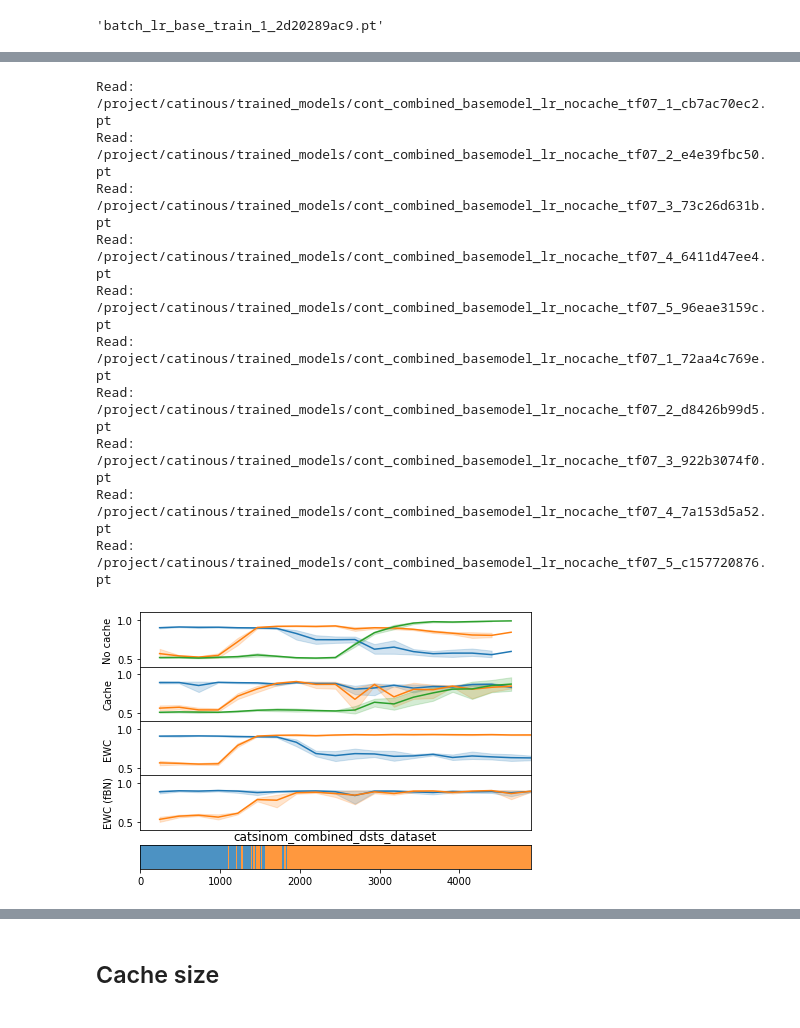
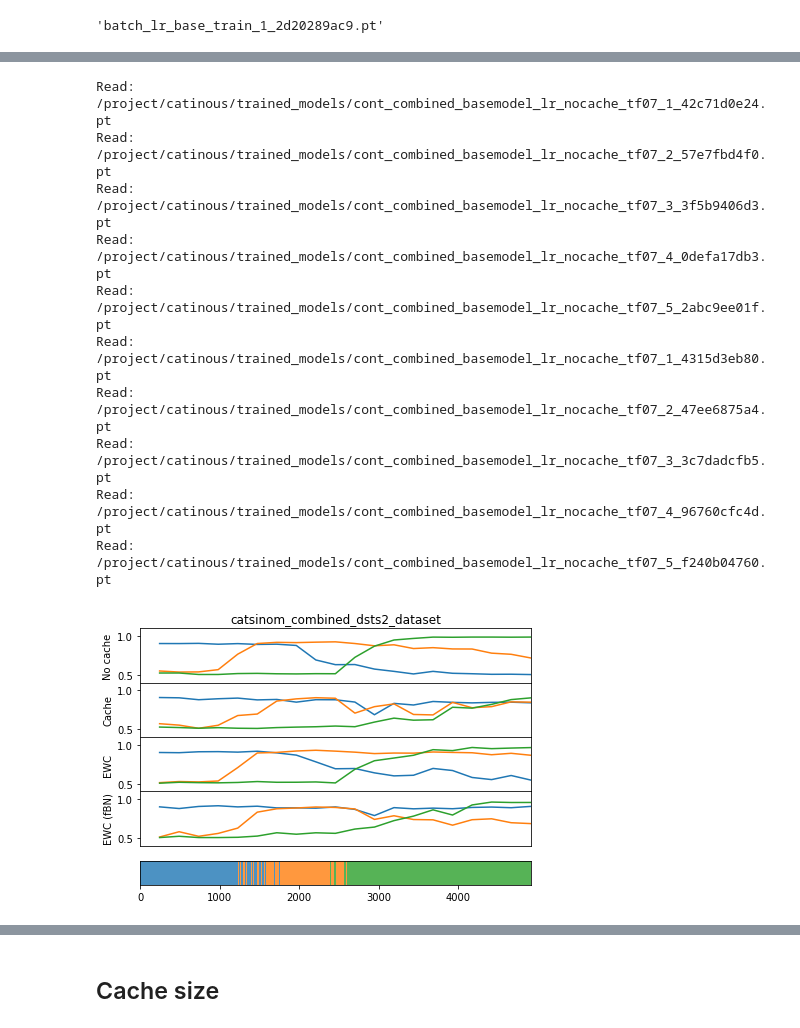
Before and after one commit to cirmuw/dynamicmemory, a Jupyter notebook: J_Results.ipynb, the cells around one changed output, grey strips where cells are left out. Cells and saved outputs as stored; diff of their text form; code cells hidden in the pictures.

```diff
--- a/J_Results.ipynb
+++ b/J_Results.ipynb
@@ -256,7 +257,7 @@ def res_data_for_params(hparams):
 # %%
 #data = 'catsinom_combined_hrlowshift_dataset.csv'
 # data = 'catsinom_combined_dataset.csv'
-data = 'catsinom_combined_dsts_dataset.csv'
+data = 'catsinom_combined_dsts2_dataset.csv'
 
 # df_randomcache = pd.DataFrame()
 hparams={'continous': True,
@@ -318,70 +319,71 @@ hparams={'continous': True,
          'val_check_interval': 30}
 df_ewc = res_data_for_params(hparams)
 # %% [output]
-Read: /project/catinous/trained_models/cont_combined_basemodel_lr_nocache_tf07_1_cb7ac70ec2.pt
-Read: /project/catinous/trained_models/cont_combined_basemodel_lr_nocache_tf07_2_e4e39fbc50.pt
-Read: /project/catinous/trained_models/cont_combined_basemodel_lr_nocache_tf07_3_73c26d631b.pt
-Read: /project/catinous/trained_models/cont_combined_basemodel_lr_nocache_tf07_4_6411d47ee4.pt
-Read: /project/catinous/trained_models/cont_combined_basemodel_lr_nocache_tf07_5_96eae3159c.pt
-Read: /project/catinous/trained_models/cont_combined_basemodel_lr_nocache_tf07_1_72aa4c769e.pt
-Read: /project/catinous/trained_models/cont_combined_basemodel_lr_nocache_tf07_2_d8426b99d5.pt
-Read: /project/catinous/trained_models/cont_combined_basemodel_lr_nocache_tf07_3_922b3074f0.pt
-Read: /project/catinous/trained_models/cont_combined_basemodel_lr_nocache_tf07_4_7a153d5a52.pt
-Read: /project/catinous/trained_models/cont_combined_basemodel_lr_nocache_tf07_5_c157720876.pt
+Read: /project/catinous/trained_models/cont_combined_basemodel_lr_nocache_tf07_1_42c71d0e24.pt
+Read: /project/catinous/trained_models/cont_combined_basemodel_lr_nocache_tf07_2_57e7fbd4f0.pt
+Read: /project/catinous/trained_models/cont_combined_basemodel_lr_nocache_tf07_3_3f5b9406d3.pt
+Read: /project/catinous/trained_models/cont_combined_basemodel_lr_nocache_tf07_4_0defa17db3.pt
+Read: /project/catinous/trained_models/cont_combined_basemodel_lr_nocache_tf07_5_2abc9ee01f.pt
+Read: /project/catinous/trained_models/cont_combined_basemodel_lr_nocache_tf07_1_4315d3eb80.pt
+Read: /project/catinous/trained_models/cont_combined_basemodel_lr_nocache_tf07_2_47ee6875a4.pt
+Read: /project/catinous/trained_models/cont_combined_basemodel_lr_nocache_tf07_3_3c7dadcfb5.pt
+Read: /project/catinous/trained_models/cont_combined_basemodel_lr_nocache_tf07_4_96760cfc4d.pt
+Read: /project/catinous/trained_models/cont_combined_basemodel_lr_nocache_tf07_5_f240b04760.pt
 # %%
-streamedDS = StreamedDS('/project/catinous/cat_data/','catsinom_combined_dataset.csv', transition_phase_after=0.7, direction='lr->hr')
-res = streamedDS.df.res == 'lr'
+streamedDS = StreamedDS('/project/catinous/cat_data/','catsinom_combined_dsts2_dataset.csv', transition_phase_after=0.7, direction='lr->hr')
+res = streamedDS.df.res == 'hr'
+res[streamedDS.df.res == 'hr_ts'] = 2
 # %%
-newcmp = ListedColormap([sns.color_palette()[1], sns.color_palette()[0]], name='OrangeBlue')
+newcmp = ListedColormap([sns.color_palette()[0], sns.color_palette()[1], sns.color_palette()[2]], name='OrangeBlue')
 # %%
 fig, ax = plt.subplots(5,1, figsize=(7, 5))
 
 plt.subplots_adjust(hspace=0.0)
 
-sns.lineplot(data=df_wo_cache, y='val_acc_lr', x='idx', ax=ax[0])
-sns.lineplot(data=df_wo_cache, y='val_acc_hr', x='idx', ax=ax[0])
+sns.lineplot(data=df_wo_cache, y='val_acc_lr', x='idx', ax=ax[0], err_style=None)
+sns.lineplot(data=df_wo_cache, y='val_acc_hr', x='idx', ax=ax[0], err_style=None)
 if 'val_acc_hr_ts' in df_wo_cache:
-    sns.lineplot(data=df_wo_cache, y='val_acc_hr_ts', x='idx', ax=ax[0])
+    sns.lineplot(data=df_wo_cache, y='val_acc_hr_ts', x='idx', ax=ax[0], err_style=None)
 ax[0].get_xaxis().set_visible(False)
 ax[0].set_xlim(0, 20)
 ax[0].set_ylim(.4, 1.1)
 ax[0].set_ylabel('No cache')
+ax[0].set_title(data.split('.')[0])
 
-sns.lineplot(data=df_randomcache, y='val_acc_lr', x='idx', ax=ax[1])
-sns.lineplot(data=df_randomcache, y='val_acc_hr', x='idx', ax=ax[1])
+
+sns.lineplot(data=df_randomcache, y='val_acc_lr', x='idx', ax=ax[1], err_style=None)
+sns.lineplot(data=df_randomcache, y='val_acc_hr', x='idx', ax=ax[1], err_style=None)
 if 'val_acc_hr_ts' in df_randomcache:
-    sns.lineplot(data=df_randomcache, y='val_acc_hr_ts', x='idx', ax=ax[1])
+    sns.lineplot(data=df_randomcache, y='val_acc_hr_ts', x='idx', ax=ax[1], err_style=None)
 ax[1].get_xaxis().set_visible(False)
 ax[1].set_xlim(0, 20)
 ax[1].set_ylim(.4, 1.1)
 ax[1].set_ylabel('Cache')
 
-sns.lineplot(data=df_ewc, y='val_acc_lr', x='idx', ax=ax[2])
-sns.lineplot(data=df_ewc, y='val_acc_hr', x='idx', ax=ax[2])
+sns.lineplot(data=df_ewc, y='val_acc_lr', x='idx', ax=ax[2], err_style=None)
+sns.lineplot(data=df_ewc, y='val_acc_hr', x='idx', ax=ax[2], err_style=None)
 if 'val_acc_hr_ts' in df_ewc:
-    sns.lineplot(data=df_ewc, y='val_acc_hr_ts', x='idx', ax=ax[2])
+    sns.lineplot(data=df_ewc, y='val_acc_hr_ts', x='idx', ax=ax[2], err_style=None)
 ax[2].get_xaxis().set_visible(False)
 ax[2].set_xlim(0, 20)
 ax[2].set_ylim(.4, 1.1)
 
 ax[2].set_ylabel('EWC')
 
-sns.lineplot(data=df_ewc_bnoff, y='val_acc_lr', x='idx', ax=ax[3])
-sns.lineplot(data=df_ewc_bnoff, y='val_acc_hr', x='idx', ax=ax[3])
+sns.lineplot(data=df_ewc_bnoff, y='val_acc_lr', x='idx', ax=ax[3], err_style=None)
+sns.lineplot(data=df_ewc_bnoff, y='val_acc_hr', x='idx', ax=ax[3], err_style=None)
 if 'val_acc_hr_ts' in df_ewc_bnoff:
-    sns.lineplot(data=df_ewc_bnoff, y='val_acc_hr_ts', x='idx', ax=ax[3])
+    sns.lineplot(data=df_ewc_bnoff, y='val_acc_hr_ts', x='idx', ax=ax[3], err_style=None)
 ax[3].get_xaxis().set_visible(False)
 ax[3].set_xlim(0, 20)
 ax[3].set_ylim(.4, 1.1)
 ax[3].set_ylabel('EWC (fBN)')
 
 ax[4].imshow(np.tile(res,(300,1)), cmap=newcmp, alpha=0.8)
 ax[4].get_yaxis().set_visible(False)
 ax[4].get_yaxis()
 
-plt.title(data.split('.')[0])
-
 plt.savefig(cutils.RESPATH+data.split('.')[0] + '.pdf')
 # %% [output]
-[figure, old version]
+[figure, new version]
 # %%
```
Also changed, not shown: parts of 10 cells of this notebook, 3 other files.
